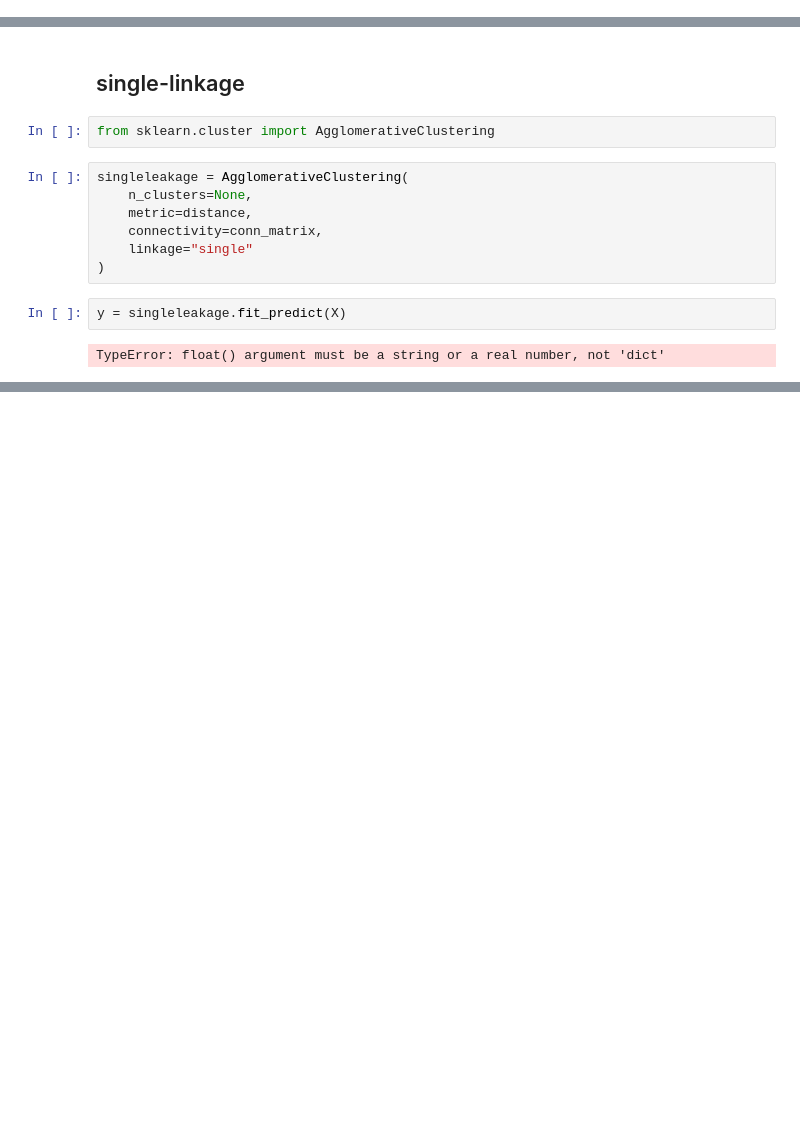
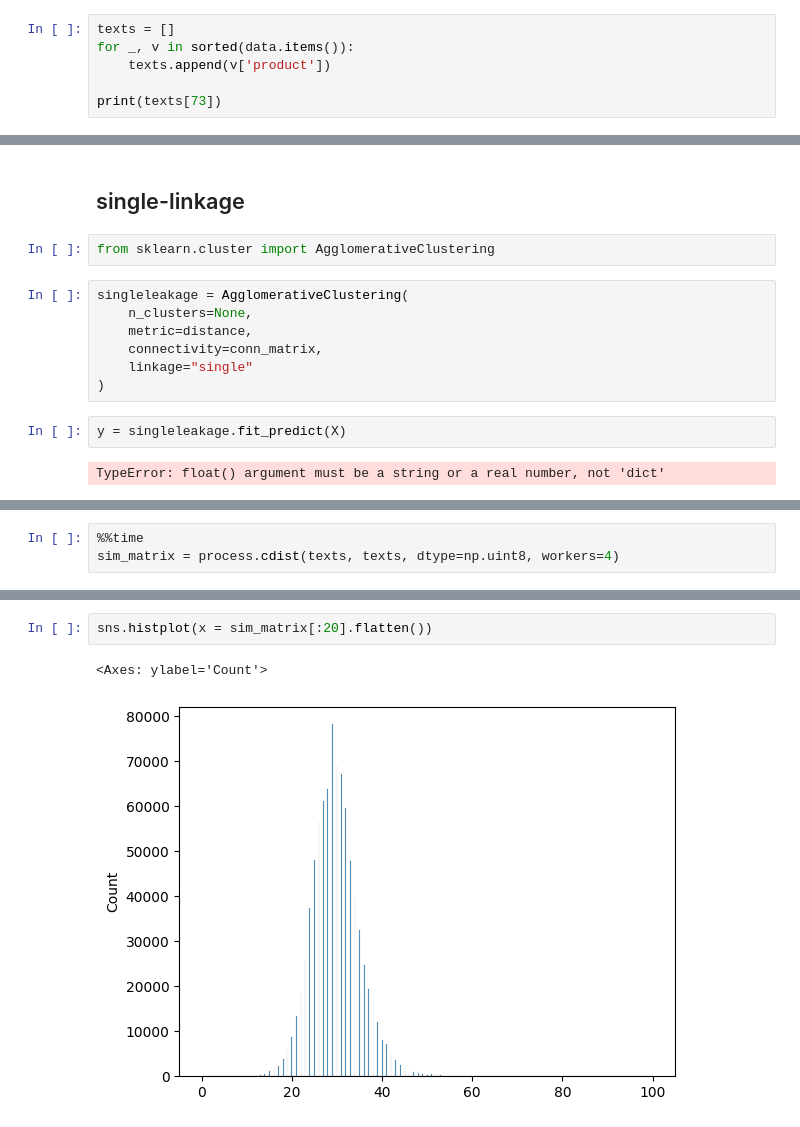
Before and after one commit to SteliosKarvanis/ShopSmart, a Jupyter notebook: product_clustering.ipynb, the cells around one changed output, grey strips where cells are left out. Drawn from its saved outputs; the diff is of its cells as text; blank space fills up the shorter version.

```diff
--- a/product_clustering.ipynb
+++ b/product_clustering.ipynb
@@ -49 +51,7 @@ print(data[73])
 {'product': 'Combo 3x Brilhante 900ml', 'tags': {'product': ['Brilhante'], 'size': ['900ml']}}
+# %%
+texts = []
+for _, v in sorted(data.items()):
+    texts.append(v['product'])
+
+print(texts[73])
@@ -174,0 +225,3 @@ TypeError: float() argument must be a string or a real number, not 'dict'
+# %%
+%%time
+sim_matrix = process.cdist(texts, texts, dtype=np.uint8, workers=4)
@@ -174,0 +249,5 @@ TypeError: float() argument must be a string or a real number, not 'dict'
+# %%
+sns.histplot(x = sim_matrix[:20].flatten())
+# %% [output]
+<Axes: ylabel='Count'>
+[figure, added]
```
Also changed, not shown: parts of 21 cells of this notebook.
